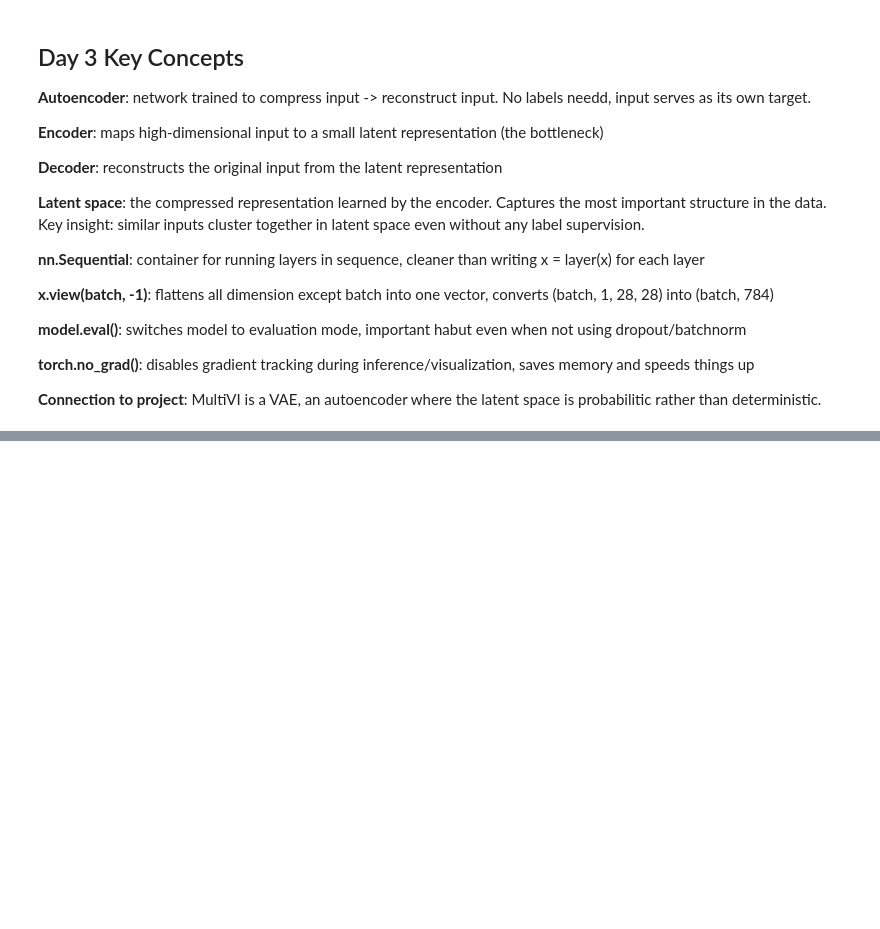
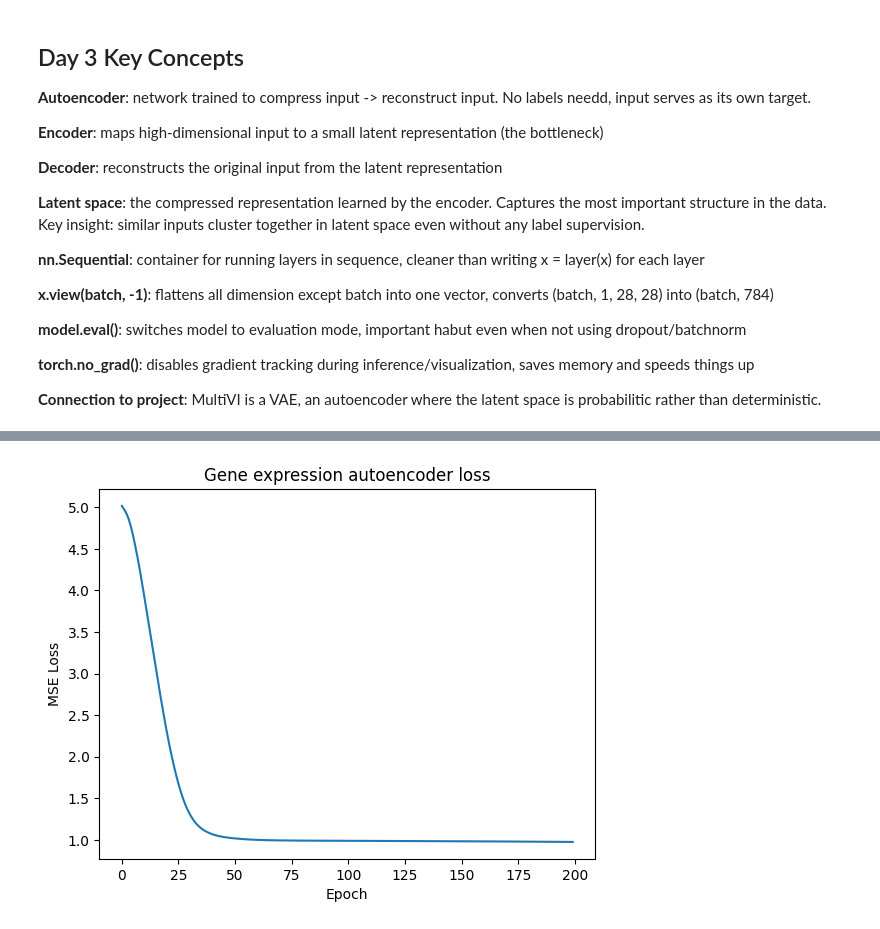
Before and after one commit to matthewniu333/neuroblastoma-multiome, a Jupyter notebook: notebooks/deep_learning_practice.ipynb, the cells around one changed output, grey strips where cells are left out. Cells and saved outputs as stored; diff of their text form; code cells hidden in the pictures; blank space fills up the shorter version.

```diff
--- a/notebooks/deep_learning_practice.ipynb
+++ b/notebooks/deep_learning_practice.ipynb
@@ -673,0 +871,61 @@ Latent shape: (10000, 32)
+# %%
+# gene expression autoencoder
+
+# simulate gene expression data, 3 cell types, 500 genes, 300 cells total
+torch.manual_seed(42)
+n_cells_per_type = 100
+n_genes = 500
+
+# each cell type has a different expression profile
+type1 = torch.randn(n_cells_per_type, n_genes) + torch.randn(1, n_genes) * 2
+type2 = torch.randn(n_cells_per_type, n_genes) + torch.randn(1, n_genes) * 2
+type3 = torch.randn(n_cells_per_type, n_genes) + torch.randn(1, n_genes) * 2
+
+X_gene = torch.cat([type1, type2, type3], dim = 0)
+y_gene = torch.tensor([0] * 100 + [1] * 100 + [2] * 100)
+
+print(f"Gene expression data: {X_gene.shape}")
+
+# build a simple gene expression autoencoder
+class GeneAutoencoder(nn.Module):
+    def __init__(self, n_genes = 500, hidden_dim = 128, latent_dim = 10):
+        super().__init__()
+        self.encoder = nn.Sequential(
+            nn.Linear(n_genes, hidden_dim),
+            nn.ReLU(),
+            nn.Linear(hidden_dim, latent_dim),
+            nn.ReLU())
+        self.decoder = nn.Sequential(
+            nn.Linear(latent_dim, hidden_dim),
+            nn.ReLU(),
+            nn.Linear(hidden_dim, n_genes))
+
+    def forward(self, x):
+        latent = self.encoder(x)
+        reconstructed = self.decoder(latent)
+        return reconstructed, latent
+
+gene_model = GeneAutoencoder()
+loss_fn = nn.MSELoss()
+optimizer = torch.optim.Adam(gene_model.parameters(), lr = 1e-3)
+
+# train
+losses = []
+for epoch in range(200):
+    reconstructed, latent = gene_model(X_gene)
+    loss = loss_fn(reconstructed, X_gene)
+
+    optimizer.zero_grad()
+    loss.backward()
+    optimizer.step()
+    losses.append(loss.item())
+
+    if epoch % 20 == 0:
+        print(f"Epoch {epoch}: loss = {loss.item():.4f}")
+
+plt.plot(losses)
+plt.xlabel('Epoch')
+plt.ylabel('MSE Loss')
+plt.title('Gene expression autoencoder loss')
+plt.show()
+# %% [output]
@@ -673,0 +943 @@ Latent shape: (10000, 32)
+[figure, added]
```
Also changed, not shown: parts of 10 cells of this notebook.
